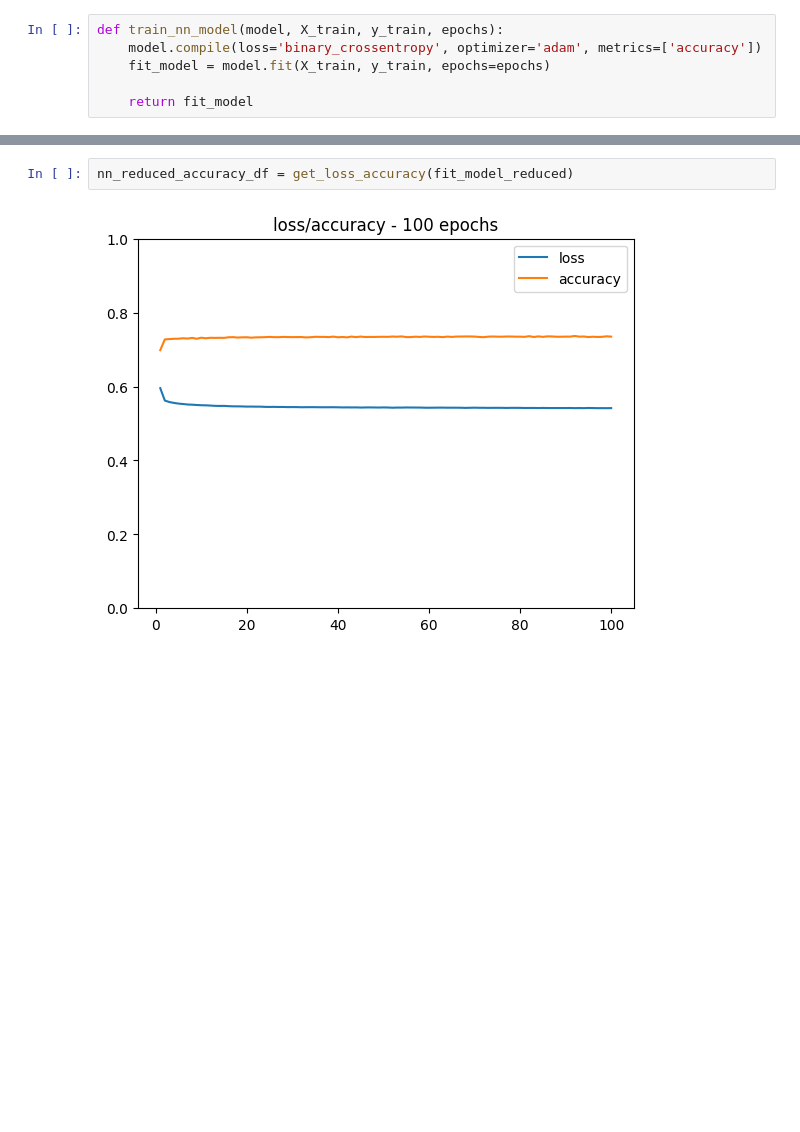
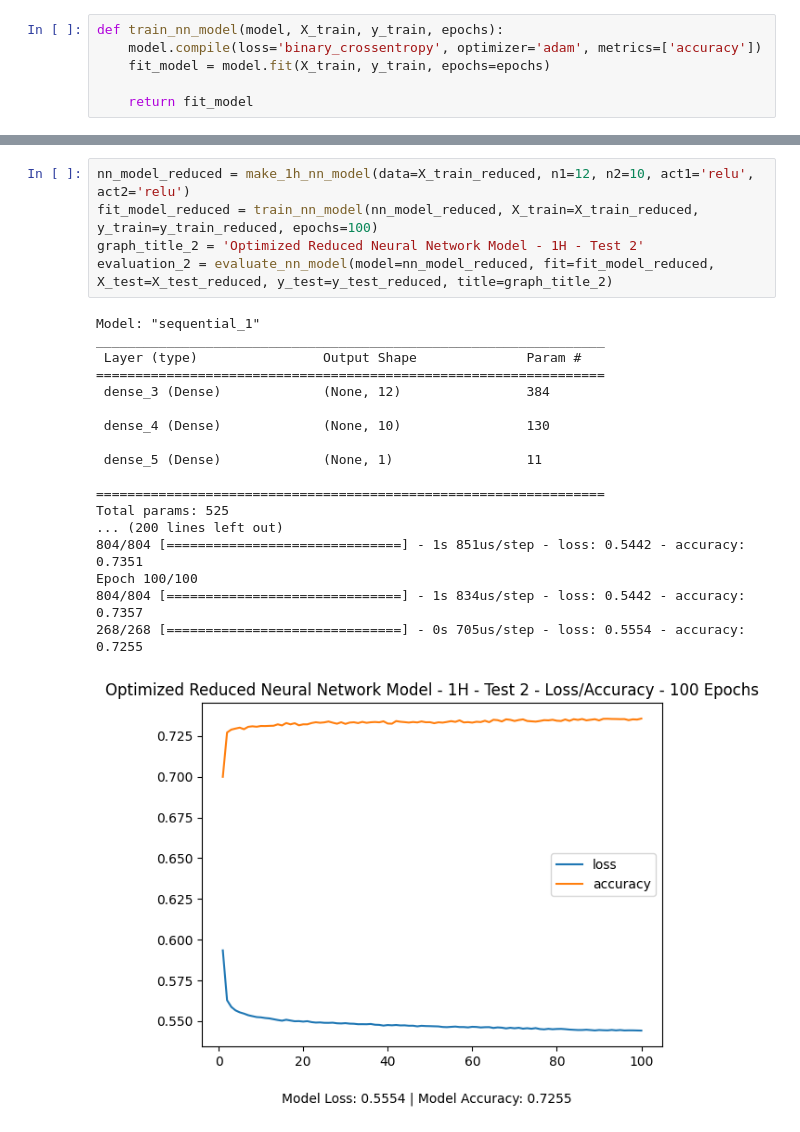
Before and after one commit to afsharritter/M20_Neural_Networks, a Jupyter notebook: challenge/AphabetSoupCharity_Optimization.ipynb, the cells around one changed output, grey strips where cells are left out. Cells and saved outputs as stored; diff of their text form; blank space fills up the shorter version.

```diff
--- a/challenge/AphabetSoupCharity_Optimization.ipynb
+++ b/challenge/AphabetSoupCharity_Optimization.ipynb
@@ -454,4 +422,24 @@ Loss: 0.5551272034645081 | Accuracy: 0.724781334400177
-# %%
-nn_reduced_accuracy_df = get_loss_accuracy(fit_model_reduced)
-# %% [output]
-[figure, removed]
+# %%
+nn_model_reduced = make_1h_nn_model(data=X_train_reduced, n1=12, n2=10, act1='relu', act2='relu')
+fit_model_reduced = train_nn_model(nn_model_reduced, X_train=X_train_reduced, y_train=y_train_reduced, epochs=100)
+graph_title_2 = 'Optimized Reduced Neural Network Model - 1H - Test 2'
+evaluation_2 = evaluate_nn_model(model=nn_model_reduced, fit=fit_model_reduced, X_test=X_test_reduced, y_test=y_test_reduced, title=graph_title_2)
+# %% [output]
+Model: "sequential_1"
+_________________________________________________________________
+ Layer (type)                Output Shape              Param #
+=================================================================
+ dense_3 (Dense)             (None, 12)                384
+
+ dense_4 (Dense)             (None, 10)                130
+
+ dense_5 (Dense)             (None, 1)                 11
+
+=================================================================
+Total params: 525
+... (200 lines left out)
+804/804 [==============================] - 1s 851us/step - loss: 0.5442 - accuracy: 0.7351
+Epoch 100/100
+804/804 [==============================] - 1s 834us/step - loss: 0.5442 - accuracy: 0.7357
+268/268 [==============================] - 0s 705us/step - loss: 0.5554 - accuracy: 0.7255
+[figure, added]
```
Also changed, not shown: parts of 48 cells of this notebook, 16 other files.
